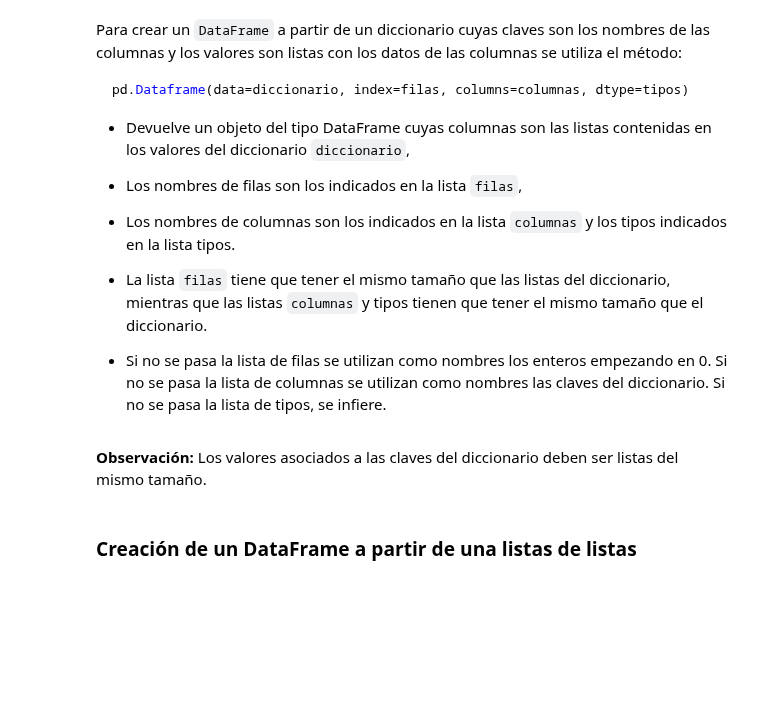
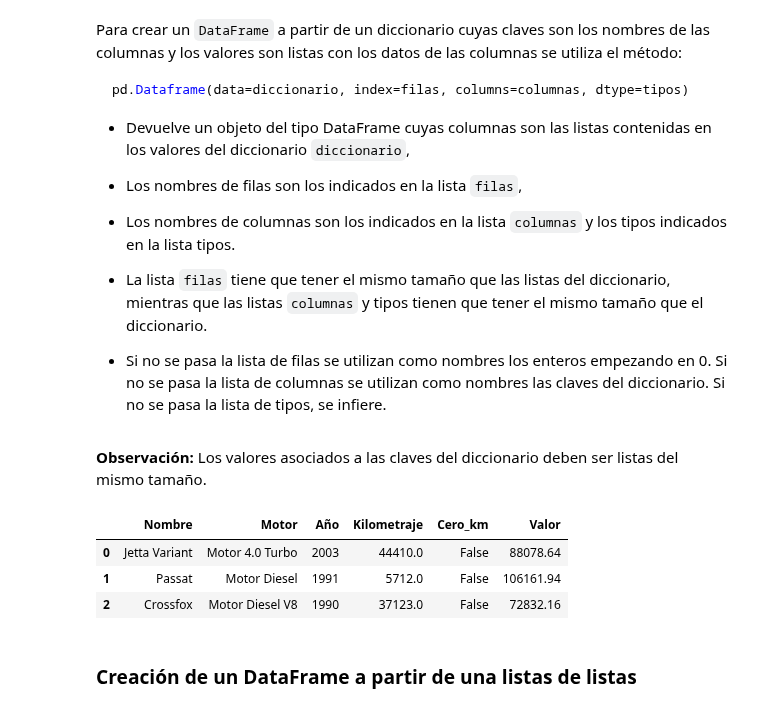
Before and after one commit to pjhh-umar/ProgramacionDOS, a Jupyter notebook: Semanas/S13.ipynb, the cells around one changed output. Saved outputs shown, nothing was run; the diff lists cells and outputs as text; code cells hidden in the pictures; blank space fills up the shorter version.

```diff
--- a/Semanas/S13.ipynb
+++ b/Semanas/S13.ipynb
@@ -51,3 +45,18 @@ plt.gca().spines[['top', 'right',]].set_visible(False)
+# %%
+import pandas as pd
+datos = [
+    {'Nombre': 'Jetta Variant', 'Motor': 'Motor 4.0 Turbo', 'Año': 2003, 'Kilometraje': 44410.0, 'Cero_km': False, 'Valor': 88078.64},
+    {'Nombre': 'Passat', 'Motor': 'Motor Diesel', 'Año': 1991, 'Kilometraje': 5712.0, 'Cero_km': False, 'Valor': 106161.94},
+    {'Nombre': 'Crossfox', 'Motor': 'Motor Diesel V8', 'Año': 1990, 'Kilometraje': 37123.0, 'Cero_km': False, 'Valor': 72832.16}
+]
+
+df = pd.DataFrame(datos)
+df
+# %% [output]
+|  | Nombre | Motor | Año | Kilometraje | Cero_km | Valor |
+| 0 | Jetta Variant | Motor 4.0 Turbo | 2003 | 44410.0 | False | 88078.64 |
+| 1 | Passat | Motor Diesel | 1991 | 5712.0 | False | 106161.94 |
+| 2 | Crossfox | Motor Diesel V8 | 1990 | 37123.0 | False | 72832.16 |
 # %% [markdown]
 ### Creación de un DataFrame a partir de una listas de listas
 # %% [markdown]
```
Also changed, not shown: parts of 1 cell of this notebook, 2 other files.
